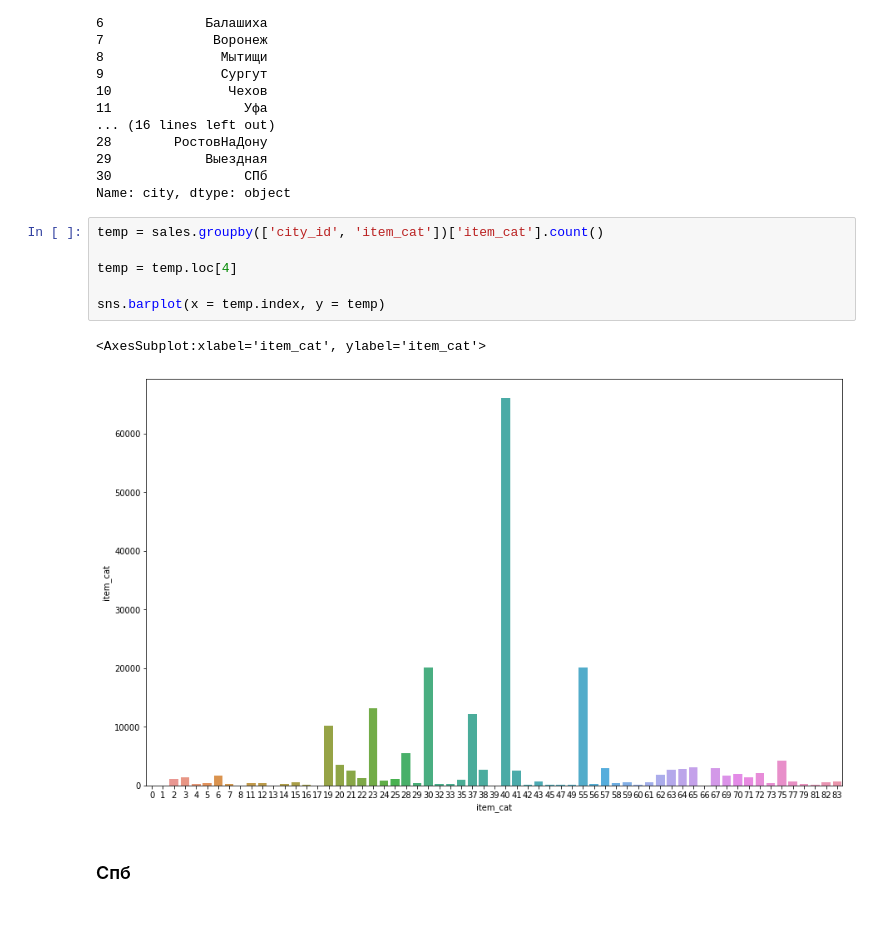
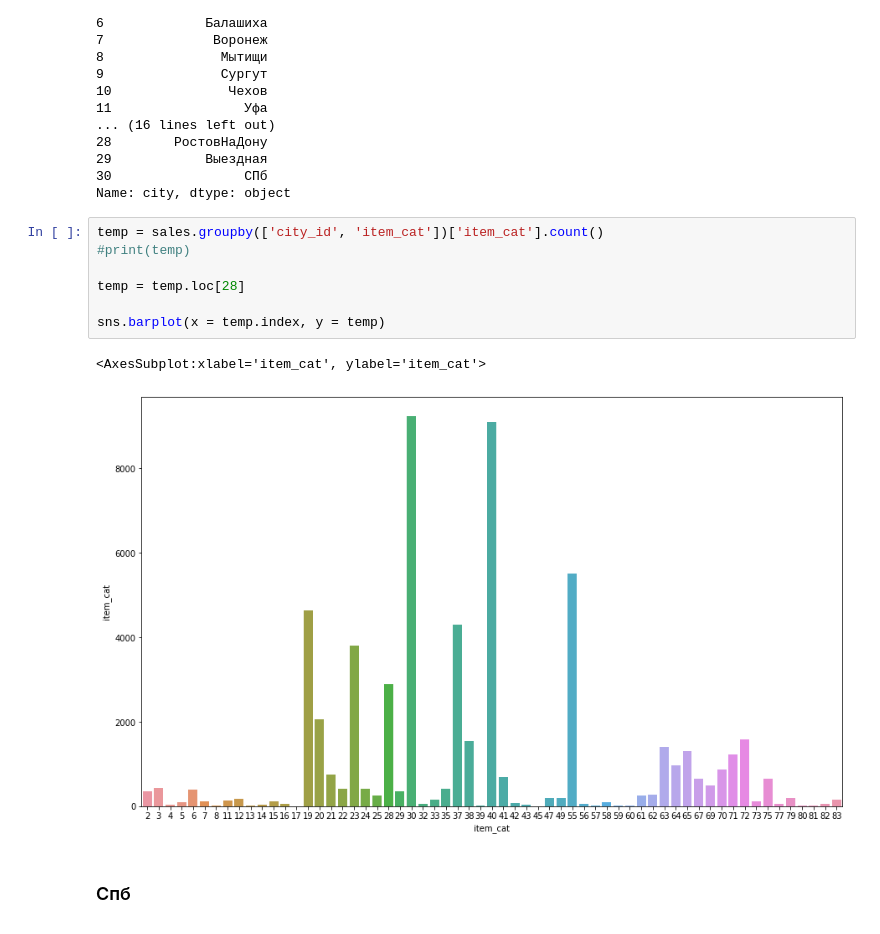
Before and after one commit to alexeybelkov/epam-data-science-summer, a Jupyter notebook: practice_II/eda.ipynb, the cells around one changed output. Saved outputs shown, nothing was run; the diff lists cells and outputs as text.

```diff
--- a/practice_II/eda.ipynb
+++ b/practice_II/eda.ipynb
@@ -676,13 +679,14 @@ city
 Name: city, dtype: object
 # %%
 temp = sales.groupby(['city_id', 'item_cat'])['item_cat'].count()
+#print(temp)
 
-temp = temp.loc[4]
+temp = temp.loc[28]
 
 sns.barplot(x = temp.index, y = temp)
 # %% [output]
 <AxesSubplot:xlabel='item_cat', ylabel='item_cat'>
-[figure, old version]
+[figure, new version]
 # %% [markdown]
 ### Спб
 ![image.png](attachment:image.png)
```
Also changed, not shown: parts of 24 cells of this notebook, 2 other files.
